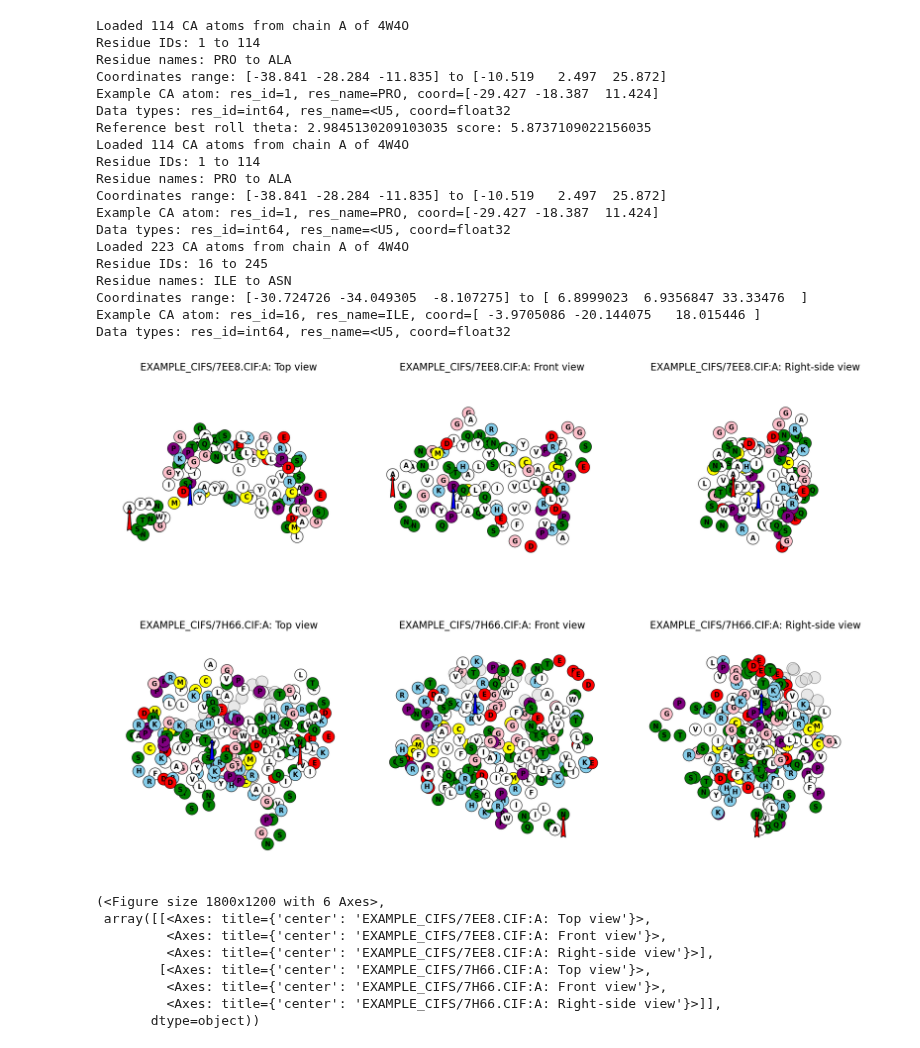
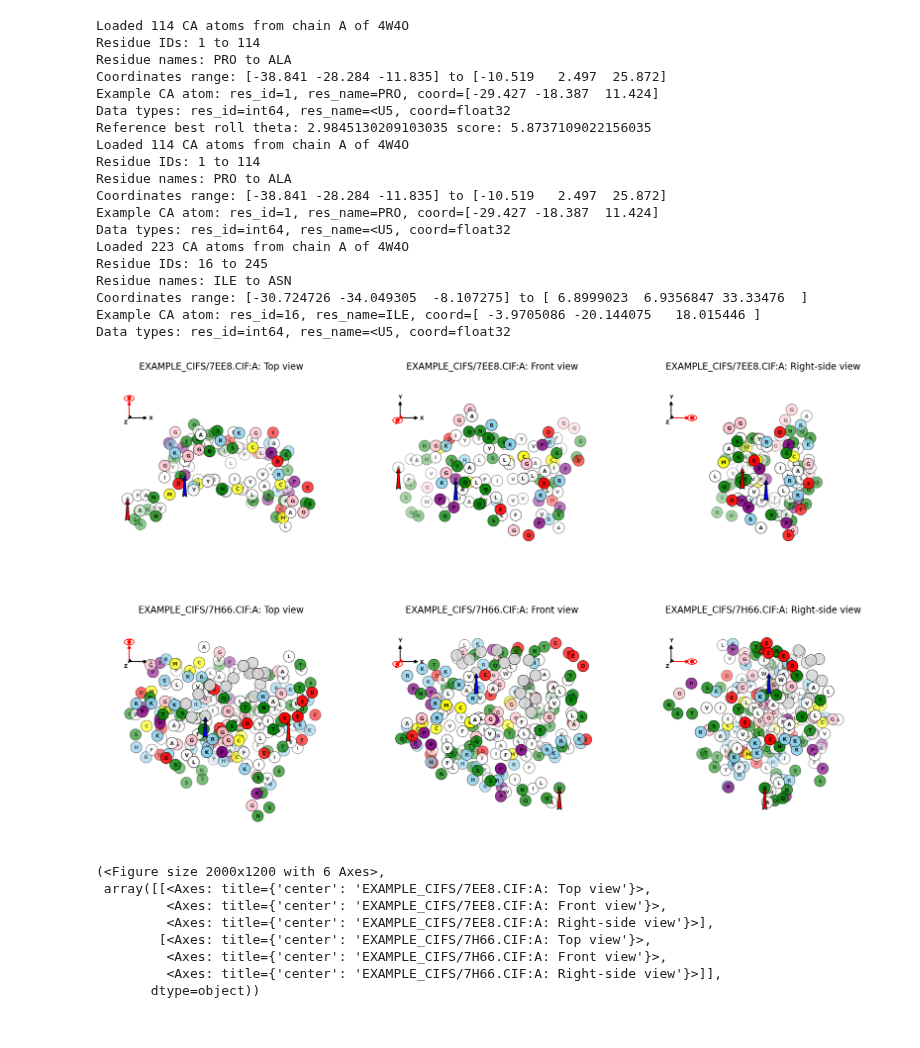
Before and after one commit to WenyueDai/Playground_biotite_atomworks_small, a Jupyter notebook: 20260214_biotite_image_globule_project.ipynb, the cells around one changed output. Saved outputs shown, nothing was run; the diff lists cells and outputs as text; code cells hidden in the pictures.

```diff
--- a/20260214_biotite_image_globule_project.ipynb
+++ b/20260214_biotite_image_globule_project.ipynb
@@ -28,7 +28,14 @@ RELAX_ITERS = 600
 
 SCALE = 60.0  # just for nicer spacing
 
-MASK_ALPHA = 0.5
+# Depth → transparency mapping (tune these)
+ALPHA_FAR_CIRCLE = 0.3
+ALPHA_NEAR_CIRCLE = 1.00
+ALPHA_FAR_TEXT = 0.3
+ALPHA_NEAR_TEXT = 1.00
+
+# Mask behavior (masked residues ignore depth alpha, get fixed transparency + no text)
+MASK_ALPHA_CIRCLE = 0.12
 
 # =========================
 # Residue -> letter, class -> color
@@ -371,36 +533,36 @@ def align_and_plot_three_views(entries, model=1):
 #     {"pdb": "1H9V", "chain": "A", "mask_ranges": [(232, 300), (400, 450)]},
 #     {"pdb": "1E4J", "chain": "A", "mask_ranges": [(0, 30)]},
 # ]
 
 entries = [
     {"pdb": "example_cifs/7ee8.cif", "chain": "A", "mask_ranges": [(232, 300), (400, 450)]},
     {"pdb": "example_cifs/7h66.cif", "chain": "A", "mask_ranges": [(0, 30)]},
 ]
 
 
-align_and_plot_three_views(entries, model=1)
+align_and_plot_three_views_depth(entries, model=1)
 # %% [output]
 Loaded 114 CA atoms from chain A of 4W4O
 Residue IDs: 1 to 114
 Residue names: PRO to ALA
 Coordinates range: [-38.841 -28.284 -11.835] to [-10.519   2.497  25.872]
 Example CA atom: res_id=1, res_name=PRO, coord=[-29.427 -18.387  11.424]
 Data types: res_id=int64, res_name=<U5, coord=float32
 Reference best roll theta: 2.9845130209103035 score: 5.8737109022156035
 Loaded 114 CA atoms from chain A of 4W4O
 Residue IDs: 1 to 114
 Residue names: PRO to ALA
 Coordinates range: [-38.841 -28.284 -11.835] to [-10.519   2.497  25.872]
 Example CA atom: res_id=1, res_name=PRO, coord=[-29.427 -18.387  11.424]
 Data types: res_id=int64, res_name=<U5, coord=float32
 Loaded 223 CA atoms from chain A of 4W4O
 Residue IDs: 16 to 245
 Residue names: ILE to ASN
 Coordinates range: [-30.724726 -34.049305  -8.107275] to [ 6.8999023  6.9356847 33.33476  ]
 Example CA atom: res_id=16, res_name=ILE, coord=[ -3.9705086 -20.144075   18.015446 ]
 Data types: res_id=int64, res_name=<U5, coord=float32
-[figure, old version]
+[figure, new version]
-(<Figure size 1800x1200 with 6 Axes>,
+(<Figure size 2000x1200 with 6 Axes>,
  array([[<Axes: title={'center': 'EXAMPLE_CIFS/7EE8.CIF:A: Top view'}>,
          <Axes: title={'center': 'EXAMPLE_CIFS/7EE8.CIF:A: Front view'}>,
          <Axes: title={'center': 'EXAMPLE_CIFS/7EE8.CIF:A: Right-side view'}>],
```
Also changed, not shown: parts of 3 cells of this notebook.
